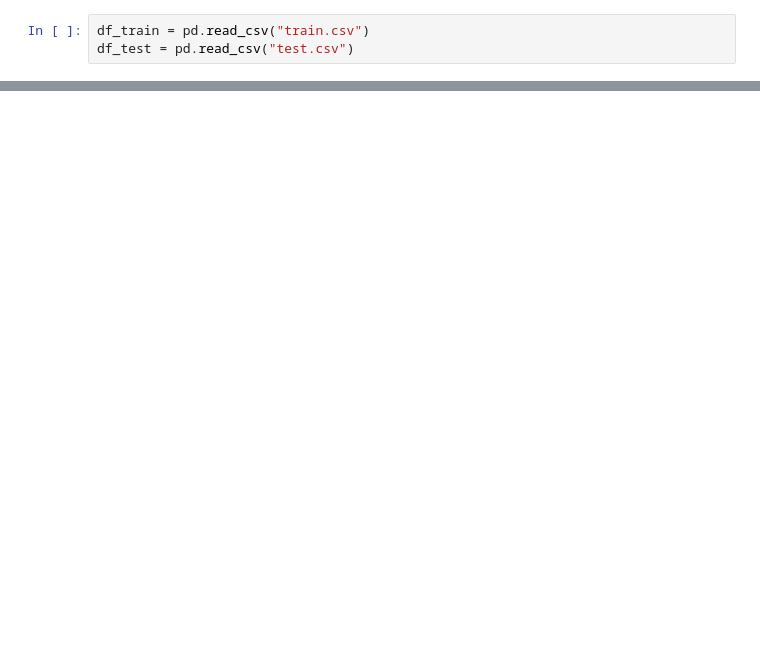
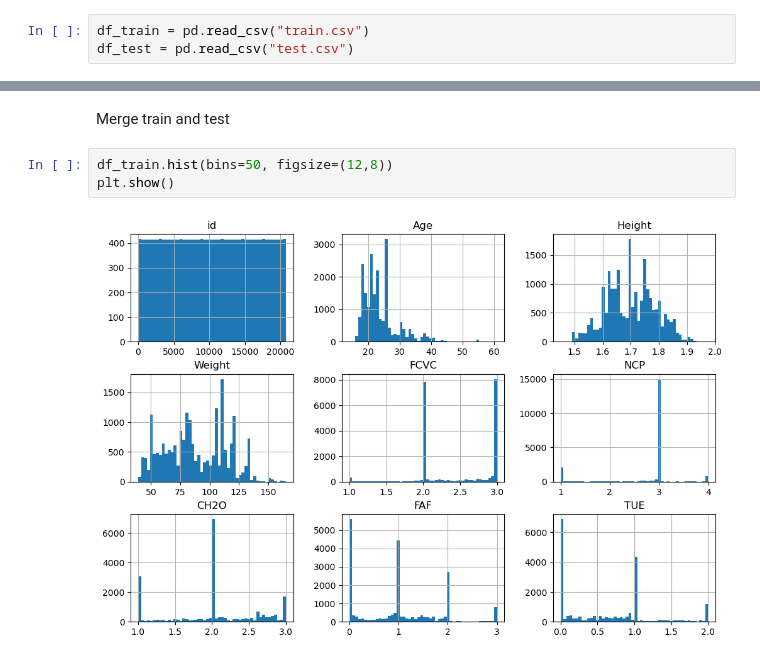
Before and after one commit to mailmezorro/playground-series-s4e2, a Jupyter notebook: main.ipynb, the cells around one changed output, grey strips where cells are left out. Saved outputs shown, nothing was run; the diff lists cells and outputs as text; blank space fills up the shorter version.

Commit message:
added more information in general, hist plot from train df

```diff
--- a/main.ipynb
+++ b/main.ipynb
@@ -65,0 +102,7 @@ memory usage: 1.8+ MB
+# %% [markdown]
+Merge train and test
+# %%
+df_train.hist(bins=50, figsize=(12,8))
+plt.show()
+# %% [output]
+[figure, added]
```
Also changed, not shown: parts of 6 cells of this notebook.
